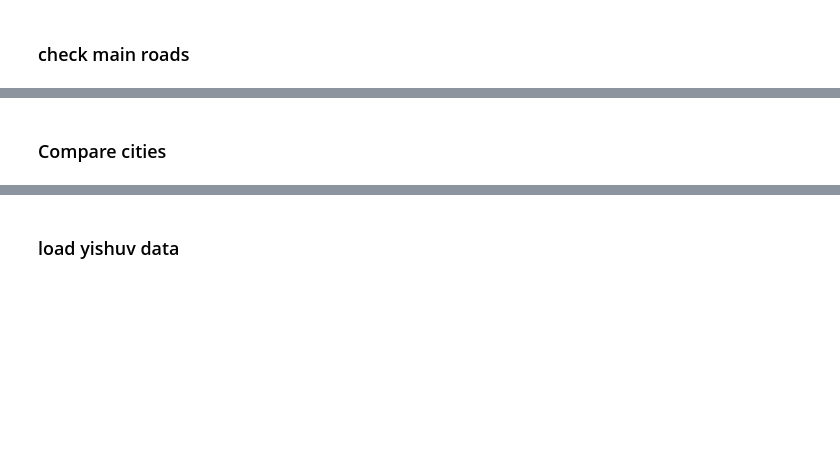
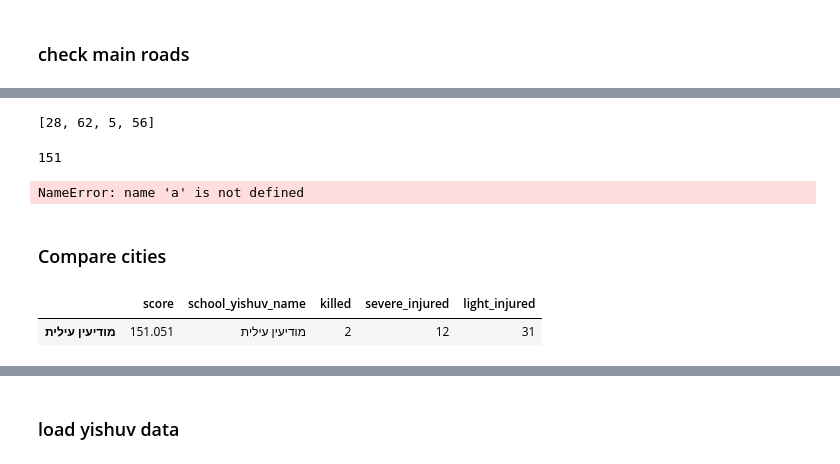
Before and after one commit to atalyaalon/anyway, a Jupyter notebook: schools_2020.ipynb, the cells around one changed output, grey strips where cells are left out. Drawn from its saved outputs; the diff is of its cells as text; code cells hidden in the pictures; blank space fills up the shorter version.

```diff
--- a/schools_2020.ipynb
+++ b/schools_2020.ipynb
@@ -112,0 +293,5 @@ main_roads.shape
+# %%
+all_centers = [(32.0419758, 34.7551301), (31.7933933, 35.2206836)]
+# yaffa, jerusalem
+# (32.087962, 34.837221), (32.0776251193842, 34.8358981236088),
+# bne brak1, bne brak2 ישיבת דרכי דוד
@@ -119,18 +362,22 @@ light_weight = 25/7581
 # %%
-analysis = defaultdict(dict)
-
+schools_df = total_df.copy()
 for school_id in schools_df.school_id.unique():
+    if school_id in all_schools_to_exclude:
+        continue
     school_df = schools_df.loc[schools_df.school_id == school_id]
-    df_2019_2020 = school_df.loc[(school_df.accident_timestamp >= pd.Timestamp('2015-06-01')) & (school_df.accident_timestamp <= pd.Timestamp('2020-05-31'))]
-    killed = df_2019_2020.loc[df_2019_2020.injury_severity_hebrew == 'הרוג'].shape[0]
-    severe_injured = df_2019_2020.loc[df_2019_2020.injury_severity_hebrew == 'פצוע קשה'].shape[0]
-    light_injured = df_2019_2020.loc[df_2019_2020.injury_severity_hebrew == 'פצוע קל'].shape[0]
-    score = (killed * killed_weight + severe_injured * severe_weight  + light_injured * light_weight) * (killed + severe_injured + light_injured)
+    df = school_df.loc[(school_df.accident_timestamp >= pd.Timestamp('2015-06-01')) & (school_df.accident_timestamp <= pd.Timestamp('2020-05-31'))]
+    killed = df.loc[df.injury_severity_hebrew == 'הרוג'].inv_unique_id.nunique()
+    severe_injured = df.loc[df.injury_severity_hebrew == 'פצוע קשה'].inv_unique_id.nunique()
+    light_injured = df.loc[df.injury_severity_hebrew == 'פצוע קל'].inv_unique_id.nunique()
+    total_accidents = df.provider_and_id.nunique()
+    score = (killed * killed_weight + severe_injured * severe_weight  + light_injured * light_weight) * (total_accidents)
     analysis[school_id]['score'] = score
     analysis[school_id]['school_name'] = school_df.school_name.iloc[0]
     analysis[school_id]['school_yishuv_name'] = school_df.school_yishuv_name.iloc[0]
     analysis[school_id]['killed'] = killed
     analysis[school_id]['severe_injured'] = severe_injured
     analysis[school_id]['light_injured'] = light_injured
+    analysis[school_id]['school_longitude'] = school_df.school_longitude.iloc[0]
+    analysis[school_id]['school_latitude'] = school_df.school_latitude.iloc[0]
 analysis = pd.DataFrame(analysis).T
 # %%
@@ -156,14 +399,26 @@ analysis.sort_values('score', ascending=False).iloc[0:40]
+# %%
+[len(ls) for ls in schools_to_exclude_lists]
+# %% [output]
+[28, 62, 5, 56]
+# %%
+len(set(all_schools_to_exclude))
+# %% [output]
+151
+# %%
+a
+# %% [output]
+NameError: name 'a' is not defined
 # %% [markdown]
 ### Compare cities
 # %%
 yishuv_analysis = defaultdict(dict)
-
+schools_df = total_df.copy()
 for school_yishuv_name in schools_df.school_yishuv_name.unique():
     yishuv_df = schools_df.loc[schools_df.school_yishuv_name == school_yishuv_name]
-    df_2019_2020 = yishuv_df.loc[(yishuv_df.accident_timestamp >= pd.Timestamp('2019-06-01')) & (yishuv_df.accident_timestamp <= pd.Timestamp('2020-05-31'))]
-    killed = df_2019_2020.loc[df_2019_2020.injury_severity_hebrew == 'הרוג'].inv_unique_id.nunique()
-    severe_injured = df_2019_2020.loc[df_2019_2020.injury_severity_hebrew == 'פצוע קשה'].inv_unique_id.nunique()
-    light_injured = df_2019_2020.loc[df_2019_2020.injury_severity_hebrew == 'פצוע קל'].inv_unique_id.nunique()
+    df = yishuv_df.loc[(yishuv_df.accident_timestamp >= pd.Timestamp('2015-06-01')) & (yishuv_df.accident_timestamp <= pd.Timestamp('2020-05-31'))]
+    killed = df.loc[df.injury_severity_hebrew == 'הרוג'].inv_unique_id.nunique()
+    severe_injured = df.loc[df.injury_severity_hebrew == 'פצוע קשה'].inv_unique_id.nunique()
+    light_injured = df.loc[df.injury_severity_hebrew == 'פצוע קל'].inv_unique_id.nunique()
     score = (killed * killed_weight + severe_injured * severe_weight  + light_injured * light_weight) * (killed + severe_injured + light_injured)
     yishuv_analysis[school_yishuv_name]['score'] = score
     yishuv_analysis[school_yishuv_name]['school_yishuv_name'] = school_yishuv_name
@@ -171,5 +426,10 @@ for school_yishuv_name in schools_df.school_yishuv_name.unique():
     yishuv_analysis[school_yishuv_name]['severe_injured'] = severe_injured
     yishuv_analysis[school_yishuv_name]['light_injured'] = light_injured
 yishuv_analysis = pd.DataFrame(yishuv_analysis).T
+# %%
+yishuv_analysis[yishuv_analysis.school_yishuv_name == 'מודיעין עילית']
+# %% [output]
+|  | score | school_yishuv_name | killed | severe_injured | light_injured |
+| מודיעין עילית | 151.051 | מודיעין עילית | 2 | 12 | 31 |
 # %%
 yishuv_analysis.sort_values('score', ascending=False).iloc[0:40]
```
Also changed, not shown: parts of 64 cells of this notebook, 1 other file.
